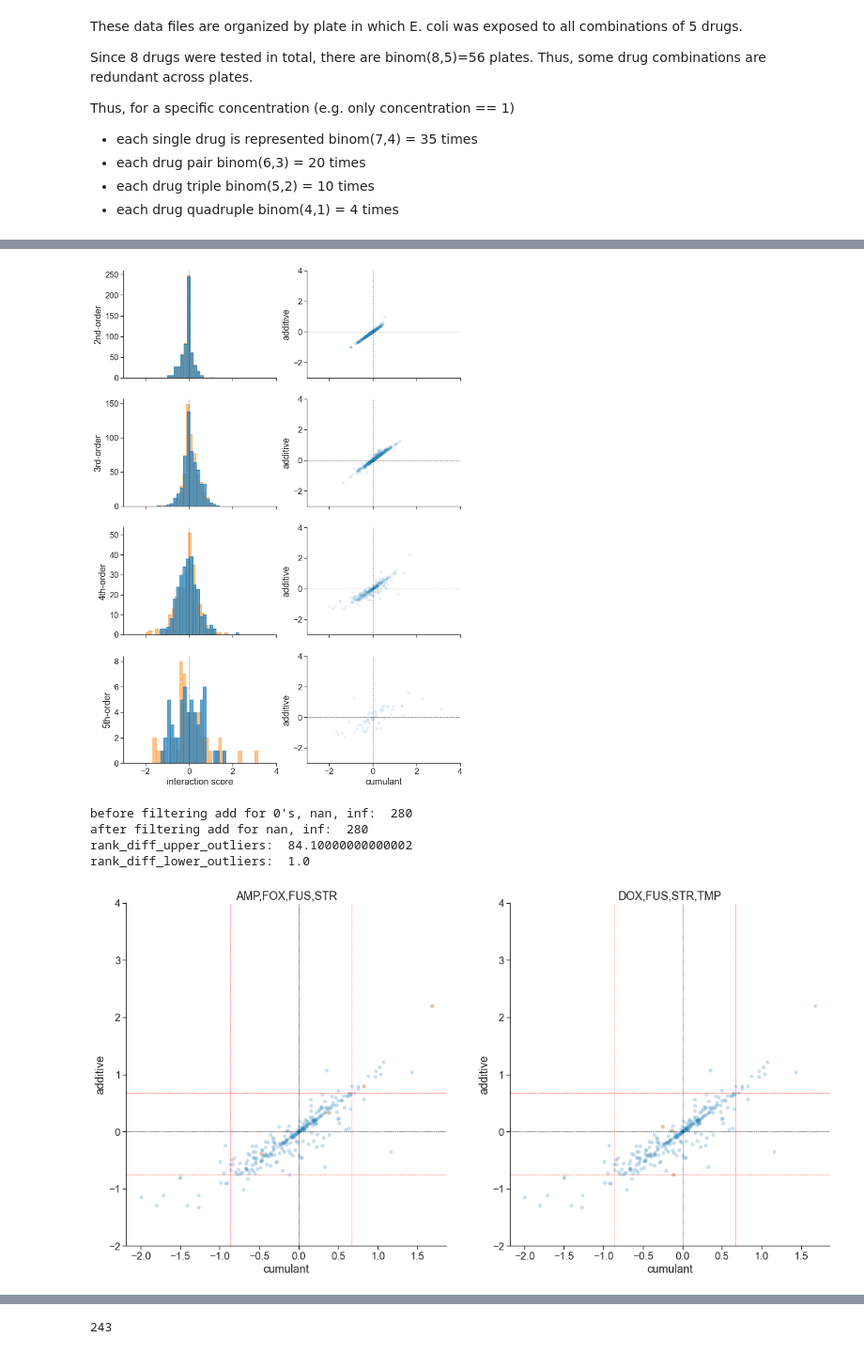
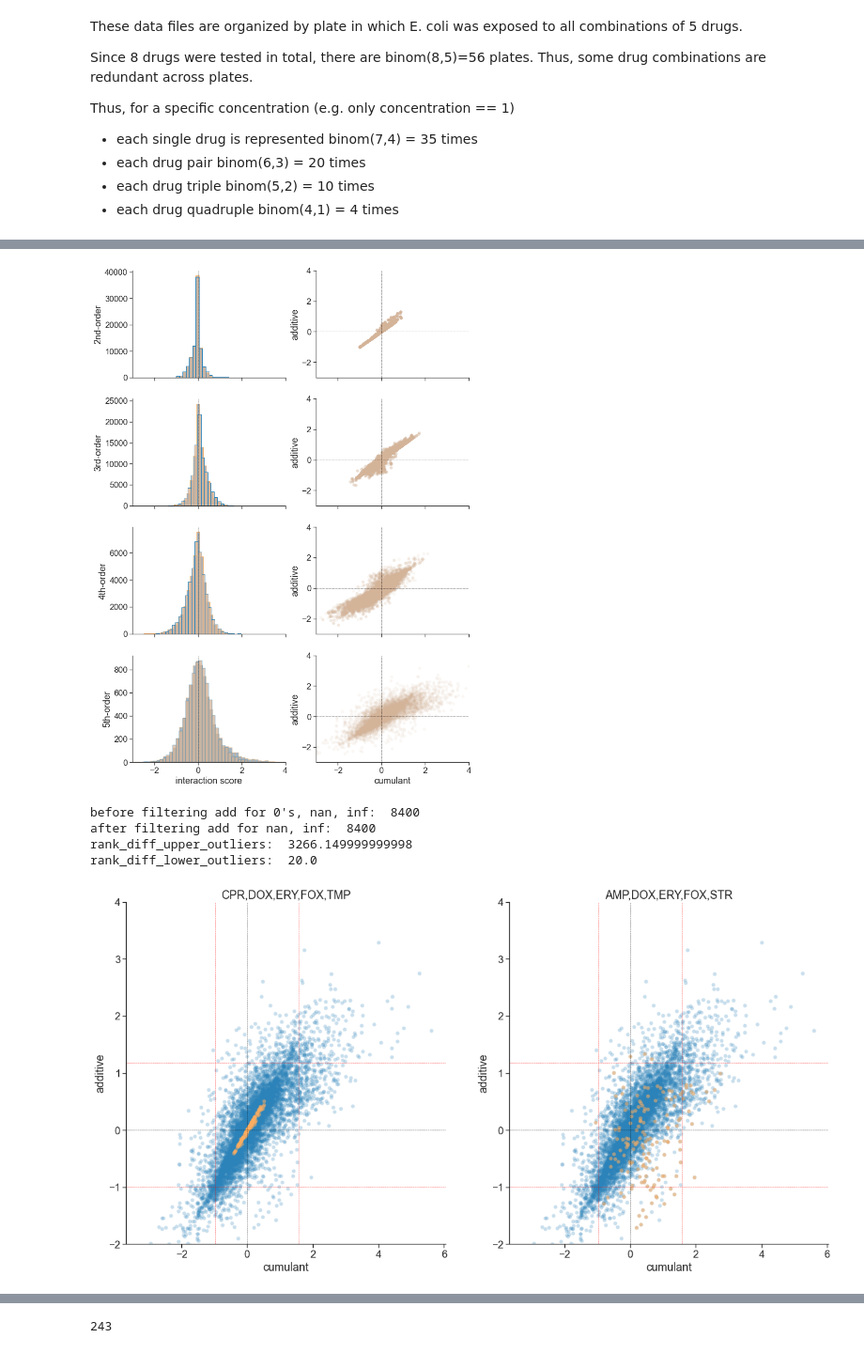
Before and after one commit to brian-arnold/epistasis_reanalysis, a Jupyter notebook: drug_data/drug_interaction_reanalysis_additive.ipynb, the cells around one changed output, grey strips where cells are left out. Shown at 94% size. Drawn from its saved outputs; the diff is of its cells as text; code cells hidden in the pictures.

```diff
--- a/drug_data/drug_interaction_reanalysis_additive.ipynb
+++ b/drug_data/drug_interaction_reanalysis_additive.ipynb
@@ -47,9 +50,9 @@ for f in files:
 df = df.reset_index(drop=True)
 # %%
 # use this to select particular drug concentrations, use '~' to exclude certain concentrations
-df = df[(~df.combinations.str.contains("1")) &
+df = df[(df.combinations.str.contains("1")) &
     (df.combinations.str.contains("2")) &
-    (~df.combinations.str.contains("3"))]
+    (df.combinations.str.contains("3"))]
 # %%
 df.head()
 # %% [output]
@@ -293,7 +296,6 @@ for_plt['transparency']=0.1
 #edgecol_iss = "black"
 #edgecol_mult = "#386cb0"
 
-# blue and
 for_plt['col_iss'] = "#fdae61"
 for_plt['col_ad'] = "#2b83ba"
 for_plt['edgecol_iss'] = "#fdae61"
@@ -307,7 +309,7 @@ mk_histplot(df_quin, for_plt, "5th-order", 3)
 
 sns.despine()
 # %% [output]
-[figure, old version]
+[figure, new version]
 # %%
 # find drug combinations that have the largest differences b/t multiplicative and cumulant scales
 
@@ -322,8 +324,8 @@ def gather_combos_into_single_column(df, suff):
 # for interactions with order below 5, the data are scattered across many columns, e.g. X1X2X3 and X2X3X4 etc.
 # for a specific scale (iss or mult), get all the columns and combine them into a single column
 
-iss = gather_combos_into_single_column(df_quad, "_iss")
-add = gather_combos_into_single_column(df_quad, "_ad")
+iss = gather_combos_into_single_column(df_quin, "_iss")
+add = gather_combos_into_single_column(df_quin, "_ad")
 
 # combine all iss and mult data into a single data frame
 im = iss.merge(add, how="outer", on=["combinations", "variable"])
@@ -408,37 +410,37 @@ def find_drug_combos(df):
     #outlier_ind_drugs = [most_represented_drug_combo[4*i:4*i+4] for i in range(int(len(most_represented_drug_combo)/4))]
 
     return most_represented_drugs
 
 
 most_represented_drugs_lower_outliers = find_drug_combos(im[im.rank_diff <= rank_diff_lower_outliers])
 most_represented_drugs_upper_outliers = find_drug_combos(im[im.rank_diff >= rank_diff_upper_outliers])
 
 u = np.array([im.drug_combos_concs_subset.str.contains(i) for i in most_represented_drugs_upper_outliers])
 l = np.array([im.drug_combos_concs_subset.str.contains(i) for i in most_represented_drugs_lower_outliers])
 
 fig, axs = plt.subplots(nrows=1, ncols=2, figsize=(20,10))
 def make_scatterplot(cond, title, i):
     transp = 0.25
     sns.scatterplot(x=im.iss, y=im.ad, alpha=transp, color=for_plt['col_ad'], linewidth=0, ax=axs[i])
     sns.scatterplot(x=im[np.all(cond,axis=0)].iss, y=im[np.all(cond,axis=0)].ad, alpha=transp+0.3, color=for_plt['col_iss'], linewidth=0, ax=axs[i])
     axs[i].set_ylim(-2,4)
     axs[i].axvline(0, color="black", linestyle="--", linewidth=0.5)
     axs[i].axhline(0, color="black", linestyle="--", linewidth=0.5)
     axs[i].axhline(lower_quant_ad, color="red", linestyle="--", linewidth=0.5)
     axs[i].axhline(upper_quant_ad, color="red", linestyle="--", linewidth=0.5)
     axs[i].axvline(lower_quant_iss, color="red", linestyle="--", linewidth=0.5)
     axs[i].axvline(upper_quant_iss, color="red", linestyle="--", linewidth=0.5)
 
     axs[i].set(xlabel="cumulant", ylabel="additive", title=title)
 
 make_scatterplot(l, ",".join(most_represented_drugs_lower_outliers), 0)
 make_scatterplot(u, ",".join(most_represented_drugs_upper_outliers), 1)
 sns.despine()
 # %% [output]
-before filtering add for 0's, nan, inf:  280
-after filtering add for nan, inf:  280
-rank_diff_upper_outliers:  84.10000000000002
-rank_diff_lower_outliers:  1.0
+before filtering add for 0's, nan, inf:  8400
+after filtering add for nan, inf:  8400
+rank_diff_upper_outliers:  3266.149999999998
+rank_diff_lower_outliers:  20.0
-[figure, old version]
+[figure, new version]
 # %%
 tmp = im[['drug_combos_subset', 'iss', 'ad']].groupby(["drug_combos_subset"]).median().reset_index()
```
Also changed, not shown: parts of 19 cells of this notebook, 20 other files.
